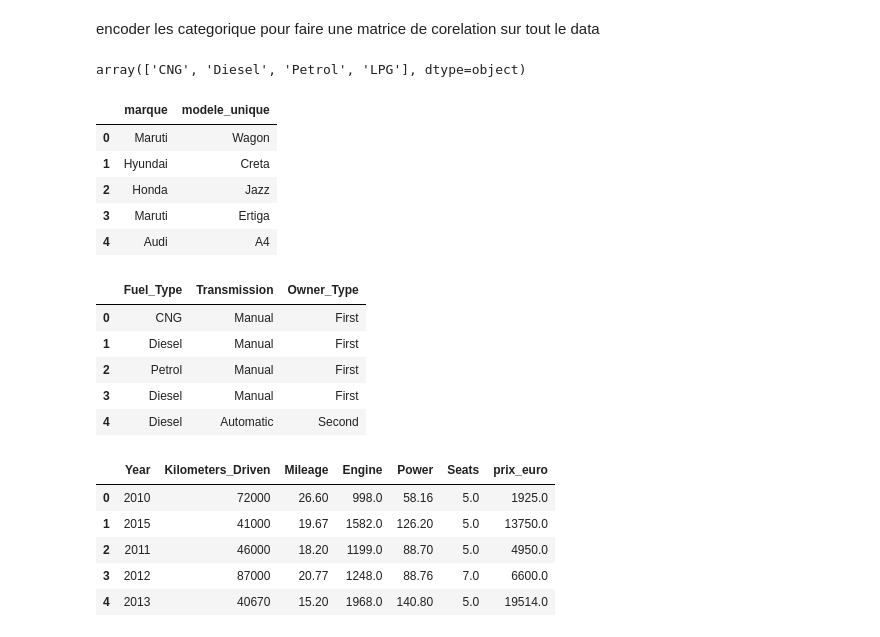
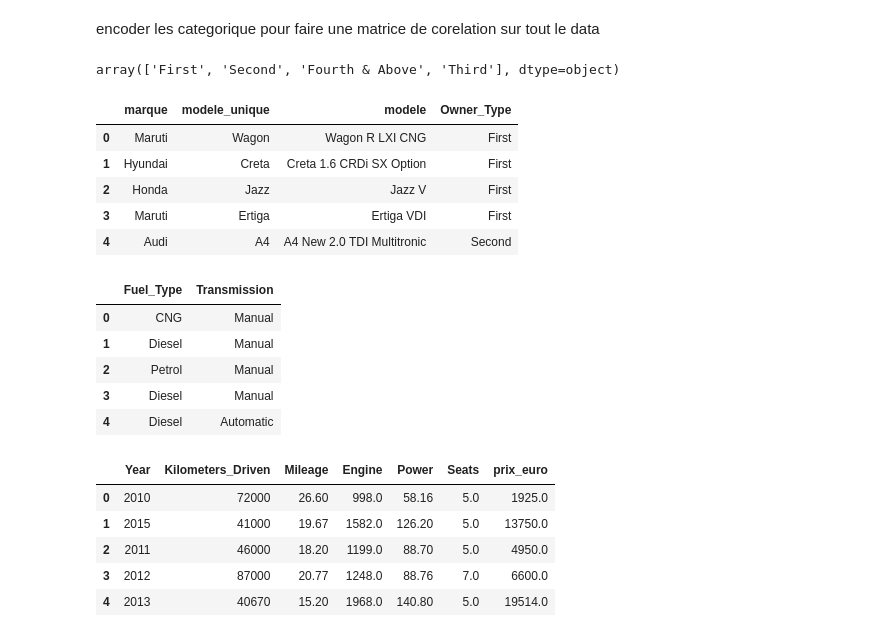
Before and after one commit to medjbeuryacine/Projet-Regression-, a Jupyter notebook: partie_yacine/eda.ipynb, the cells around one changed output. Saved outputs shown, nothing was run; the diff lists cells and outputs as text; code cells hidden in the pictures.

```diff
--- a/partie_yacine/eda.ipynb
+++ b/partie_yacine/eda.ipynb
@@ -232,29 +232,29 @@ from sklearn.preprocessing import OrdinalEncoder, OneHotEncoder
 encoder_ordinal = OrdinalEncoder()
 encoder_onehot = OneHotEncoder(sparse_output=False)
 # %%
-data["Fuel_Type"].unique()
+data["Owner_Type"].unique()
 # %% [output]
-array(['CNG', 'Diesel', 'Petrol', 'LPG'], dtype=object)
+array(['First', 'Second', 'Fourth & Above', 'Third'], dtype=object)
 # %%
-colonne_categorique_ordinal = data[["marque", "modele_unique"]] # selectionner les colonne categorique avec ordinal
+colonne_categorique_ordinal = data[["marque", "modele_unique","modele","Owner_Type"]] # selectionner les colonne categorique avec ordinal
 colonne_categorique_ordinal.head()
 # %% [output]
-|  | marque | modele_unique |
-| 0 | Maruti | Wagon |
-| 1 | Hyundai | Creta |
-| 2 | Honda | Jazz |
-| 3 | Maruti | Ertiga |
-| 4 | Audi | A4 |
+|  | marque | modele_unique | modele | Owner_Type |
+| 0 | Maruti | Wagon | Wagon R LXI CNG | First |
+| 1 | Hyundai | Creta | Creta 1.6 CRDi SX Option | First |
+| 2 | Honda | Jazz | Jazz V | First |
+| 3 | Maruti | Ertiga | Ertiga VDI | First |
+| 4 | Audi | A4 | A4 New 2.0 TDI Multitronic | Second |
 # %%
-colonne_categorique_onehot = data[["Fuel_Type","Transmission","Owner_Type"]] # selectionner les colonne categorique avec onehot
+colonne_categorique_onehot = data[["Fuel_Type","Transmission"]] # selectionner les colonne categorique avec onehot
 colonne_categorique_onehot.head()
 # %% [output]
-|  | Fuel_Type | Transmission | Owner_Type |
-| 0 | CNG | Manual | First |
-| 1 | Diesel | Manual | First |
-| 2 | Petrol | Manual | First |
-| 3 | Diesel | Manual | First |
-| 4 | Diesel | Automatic | Second |
+|  | Fuel_Type | Transmission |
+| 0 | CNG | Manual |
+| 1 | Diesel | Manual |
+| 2 | Petrol | Manual |
+| 3 | Diesel | Manual |
+| 4 | Diesel | Automatic |
 # %%
 colonne_numerique = data.select_dtypes(np.number)
 colonne_numerique.head()
```
Also changed, not shown: parts of 7 cells of this notebook.
